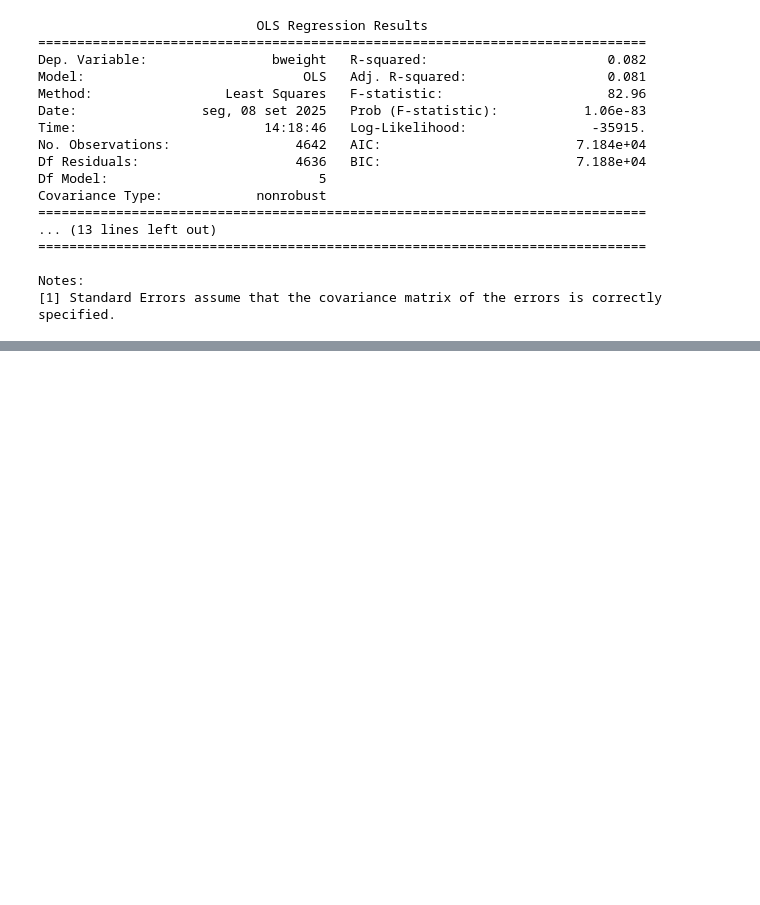
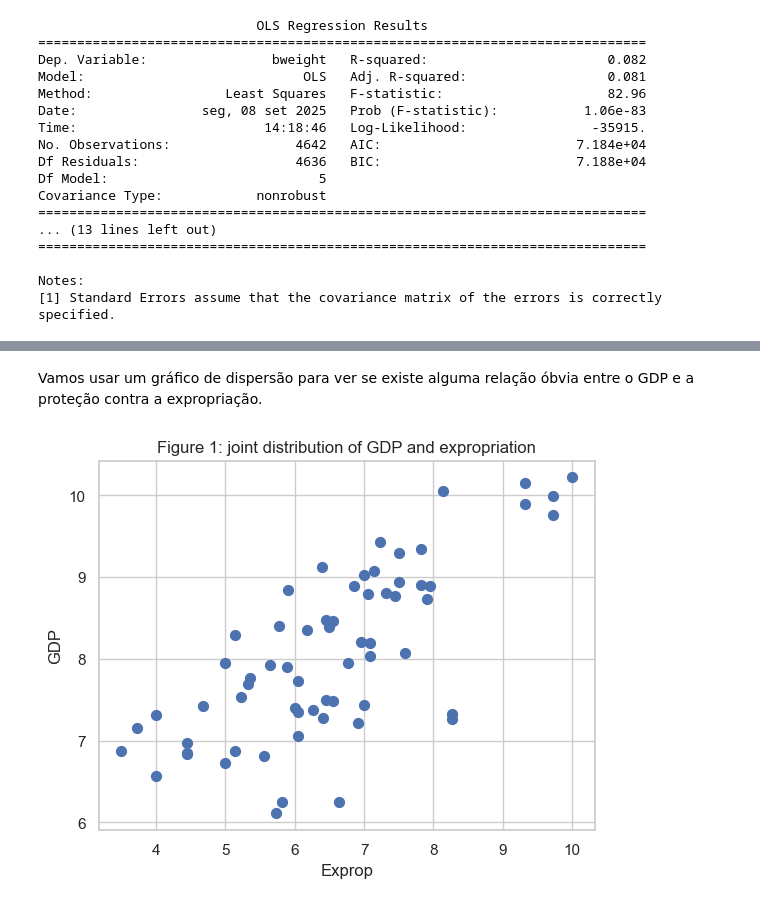
Before and after one commit to Daniel-Uhr/UFSC_2025, a Jupyter notebook: Seminario_2025_UFSC.ipynb, the cells around one changed output, grey strips where cells are left out. Drawn from its saved outputs; the diff is of its cells as text; code cells hidden in the pictures; blank space fills up the shorter version.

```diff
--- a/Seminario_2025_UFSC.ipynb
+++ b/Seminario_2025_UFSC.ipynb
@@ -778,0 +805,4 @@ g
+# %%
+# Dados - Acemoglu, Johnson, Robinson 2001
+df_ajr = pd.read_csv('https://github.com/Daniel-Uhr/data/raw/main/AJR02.csv', index_col=0)
+df_ajr
@@ -778,0 +835,9 @@ g
+# %% [markdown]
+Vamos usar um gráfico de dispersão para ver se existe alguma relação óbvia entre o GDP e a proteção contra a expropriação.
+# %%
+# Plotar relacionamento entre GDP e taxa de expropriação
+fig, ax = plt.subplots(1,1)
+ax.set_title('Figure 1: joint distribution of GDP and expropriation')
+df_ajr.plot(x='Exprop', y='GDP', kind='scatter', s=50, ax=ax);
+# %% [output]
+[figure, added]
```
Also changed, not shown: parts of 32 cells of this notebook.
